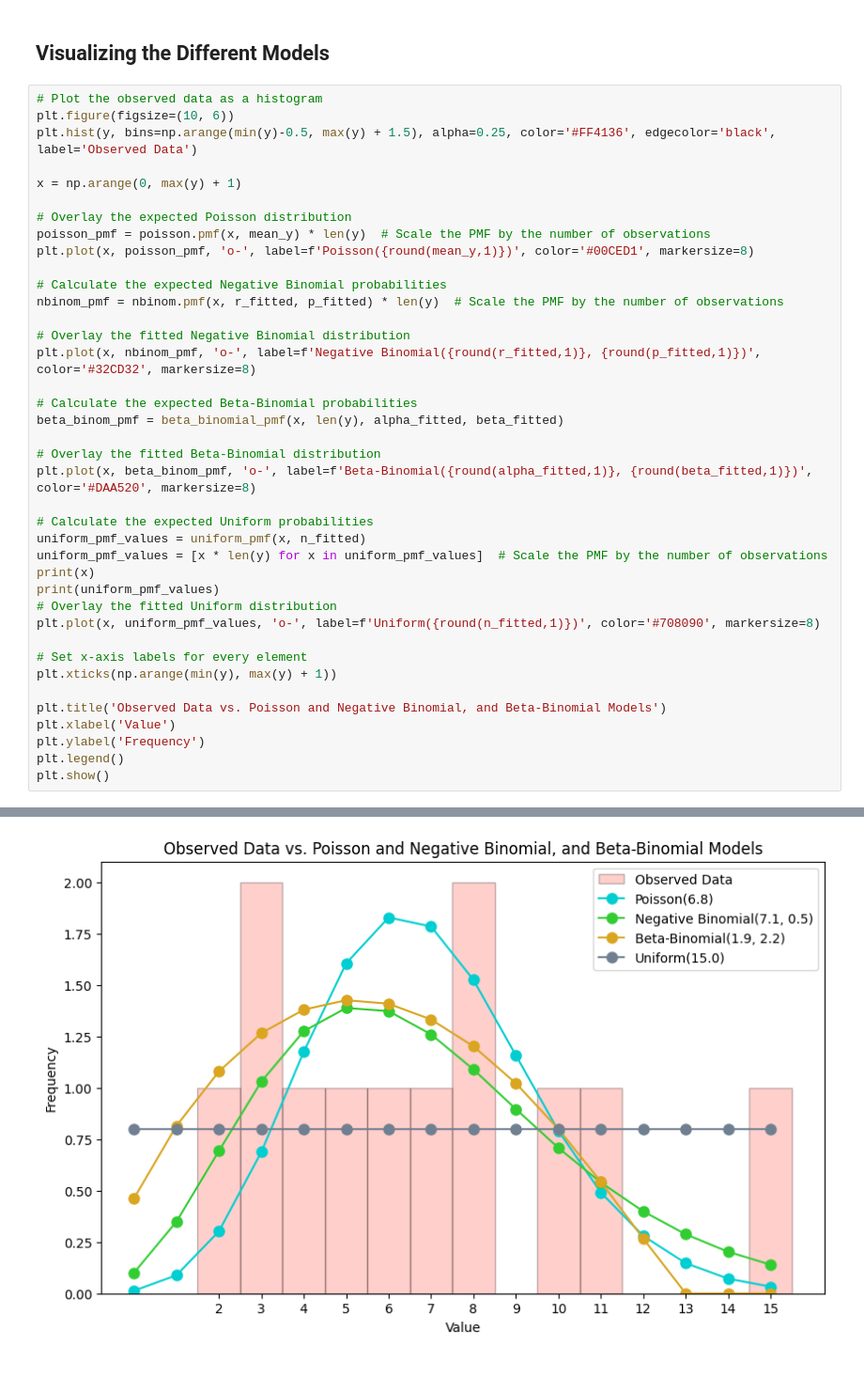
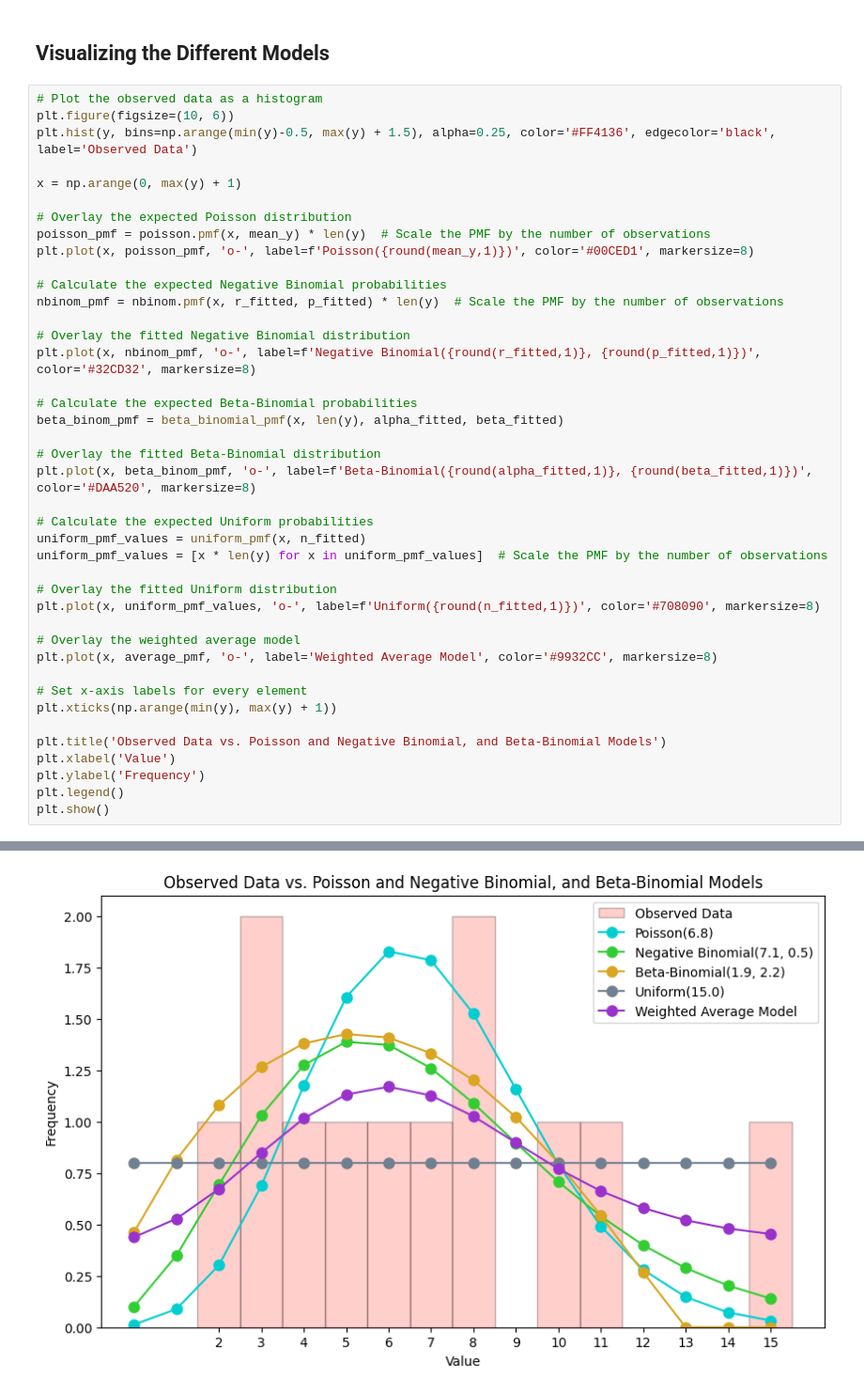
Before and after one commit to AlexFiliakov/bayesian-case-study, a Jupyter notebook: bayesian_case_study.ipynb, the cells around one changed output, grey strips where cells are left out. Shown at 94% size. Drawn from its saved outputs; the diff is of its cells as text.

```diff
--- a/bayesian_case_study.ipynb
+++ b/bayesian_case_study.ipynb
@@ -252,10 +319,12 @@ plt.plot(x, beta_binom_pmf, 'o-', label=f'Beta-Binomial({round(alpha_fitted,1)},
 # Calculate the expected Uniform probabilities
 uniform_pmf_values = uniform_pmf(x, n_fitted)
 uniform_pmf_values = [x * len(y) for x in uniform_pmf_values]  # Scale the PMF by the number of observations
-print(x)
-print(uniform_pmf_values)
+
 # Overlay the fitted Uniform distribution
 plt.plot(x, uniform_pmf_values, 'o-', label=f'Uniform({round(n_fitted,1)})', color='#708090', markersize=8)
+
+# Overlay the weighted average model
+plt.plot(x, average_pmf, 'o-', label='Weighted Average Model', color='#9932CC', markersize=8)
 
 # Set x-axis labels for every element
 plt.xticks(np.arange(min(y), max(y) + 1))
@@ -271 +338 @@ plt.show()
-[figure, old version]
+[figure, new version]
```
Also changed, not shown: parts of 5 cells of this notebook.
